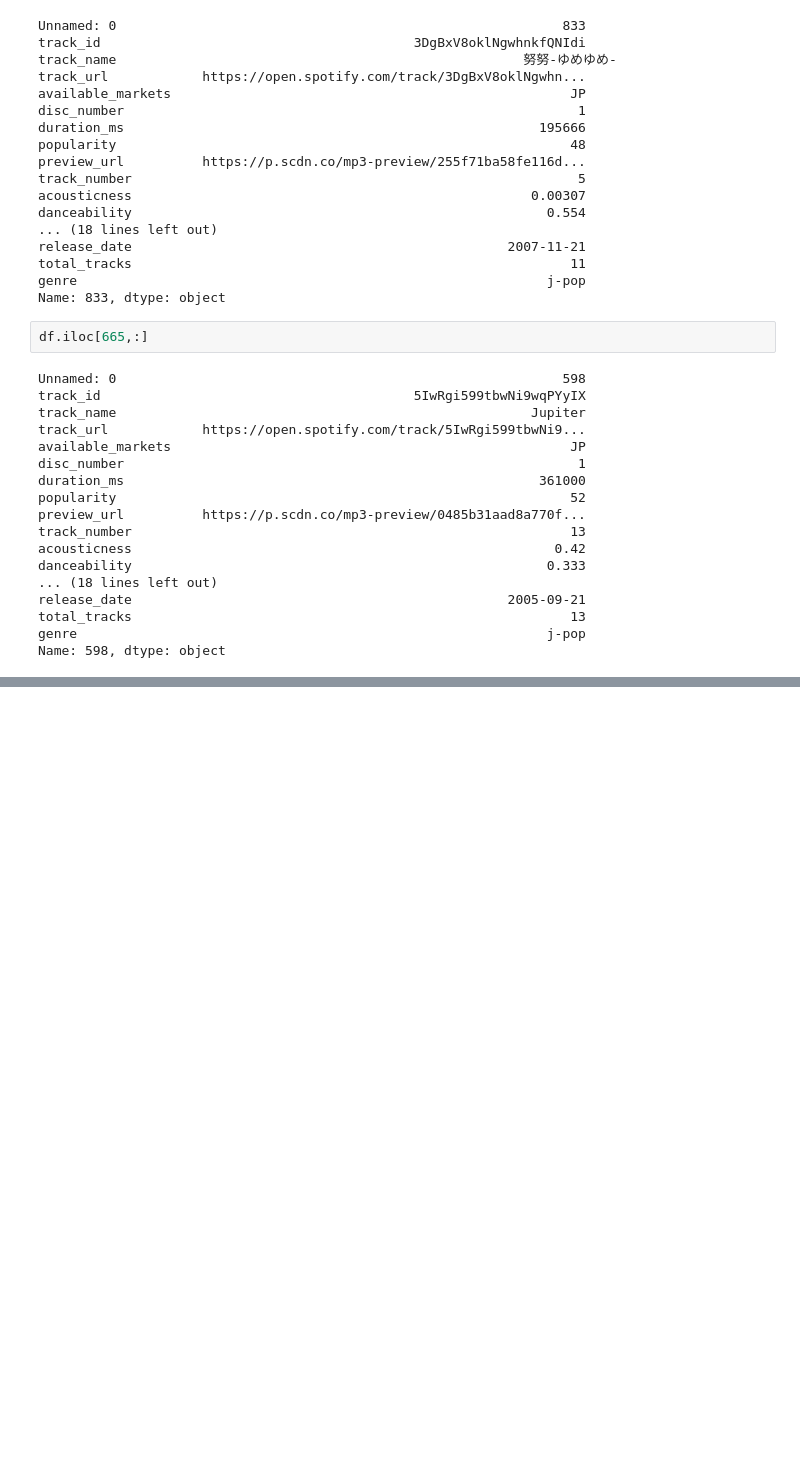
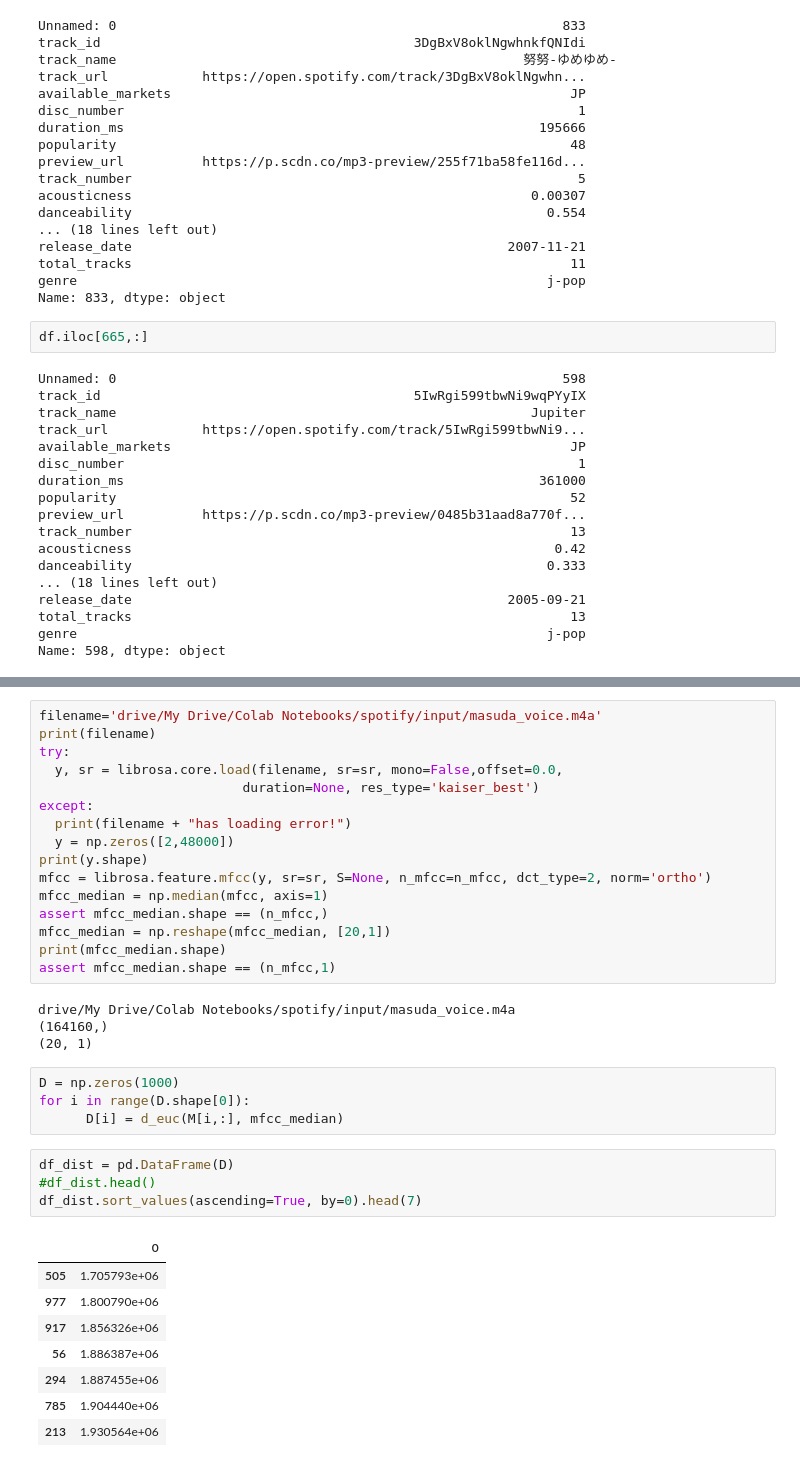
Before and after one commit to taro-masuda/singing_voice_recommendation, a Jupyter notebook: calculate_lpmcc_and_similarity.ipynb, the cells around one changed output, grey strips where cells are left out. Drawn from its saved outputs; the diff is of its cells as text; blank space fills up the shorter version.

```diff
--- a/calculate_lpmcc_and_similarity.ipynb
+++ b/calculate_lpmcc_and_similarity.ipynb
@@ -387,0 +691,37 @@ Name: 598, dtype: object
+# %%
+filename='drive/My Drive/Colab Notebooks/spotify/input/masuda_voice.m4a'
+print(filename)
+try:
+  y, sr = librosa.core.load(filename, sr=sr, mono=False,offset=0.0,
+                          duration=None, res_type='kaiser_best')
+except:
+  print(filename + "has loading error!")
+  y = np.zeros([2,48000])
+print(y.shape)
+mfcc = librosa.feature.mfcc(y, sr=sr, S=None, n_mfcc=n_mfcc, dct_type=2, norm='ortho')
+mfcc_median = np.median(mfcc, axis=1)
+assert mfcc_median.shape == (n_mfcc,)
+mfcc_median = np.reshape(mfcc_median, [20,1])
+print(mfcc_median.shape)
+assert mfcc_median.shape == (n_mfcc,1)
+# %% [output]
+drive/My Drive/Colab Notebooks/spotify/input/masuda_voice.m4a
+(164160,)
+(20, 1)
+# %%
+D = np.zeros(1000)
+for i in range(D.shape[0]):
+      D[i] = d_euc(M[i,:], mfcc_median)
+# %%
+df_dist = pd.DataFrame(D)
+#df_dist.head()
+df_dist.sort_values(ascending=True, by=0).head(7)
+# %% [output]
+|  | 0 |
+| 505 | 1.705793e+06 |
+| 977 | 1.800790e+06 |
+| 917 | 1.856326e+06 |
+| 56 | 1.886387e+06 |
+| 294 | 1.887455e+06 |
+| 785 | 1.904440e+06 |
+| 213 | 1.930564e+06 |
```
Also changed, not shown: parts of 25 cells of this notebook.
